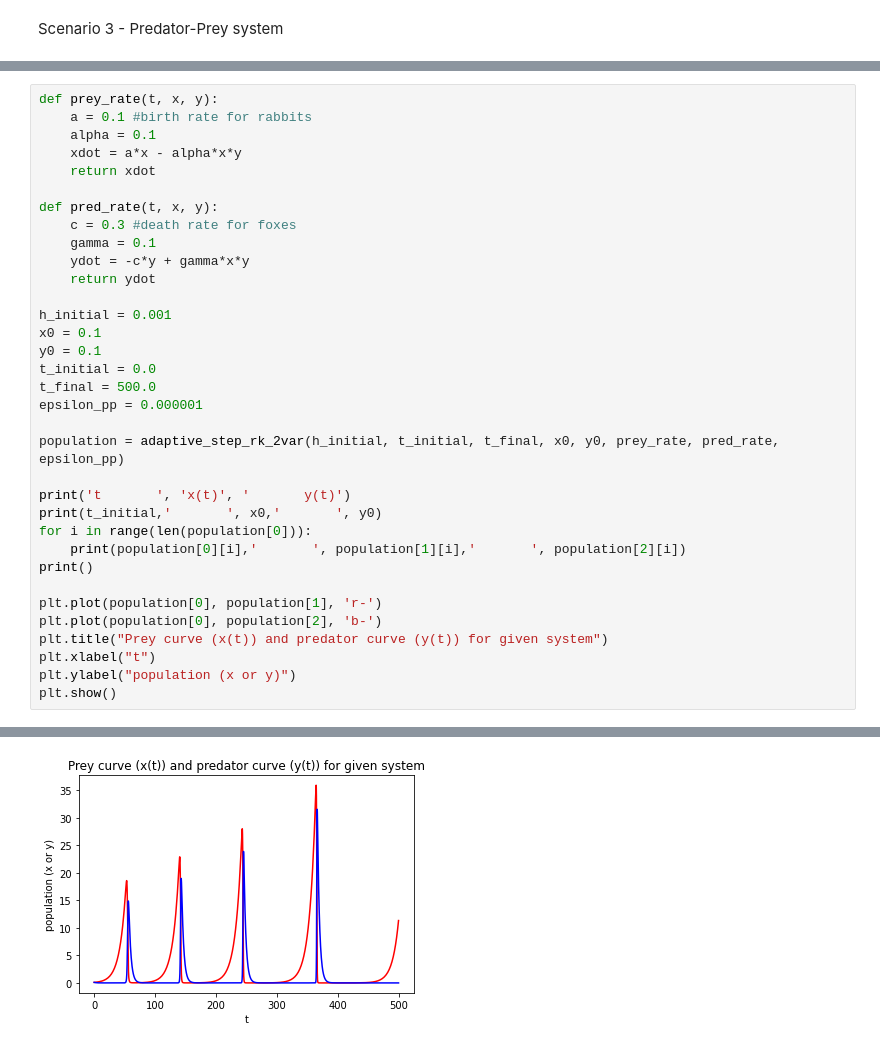
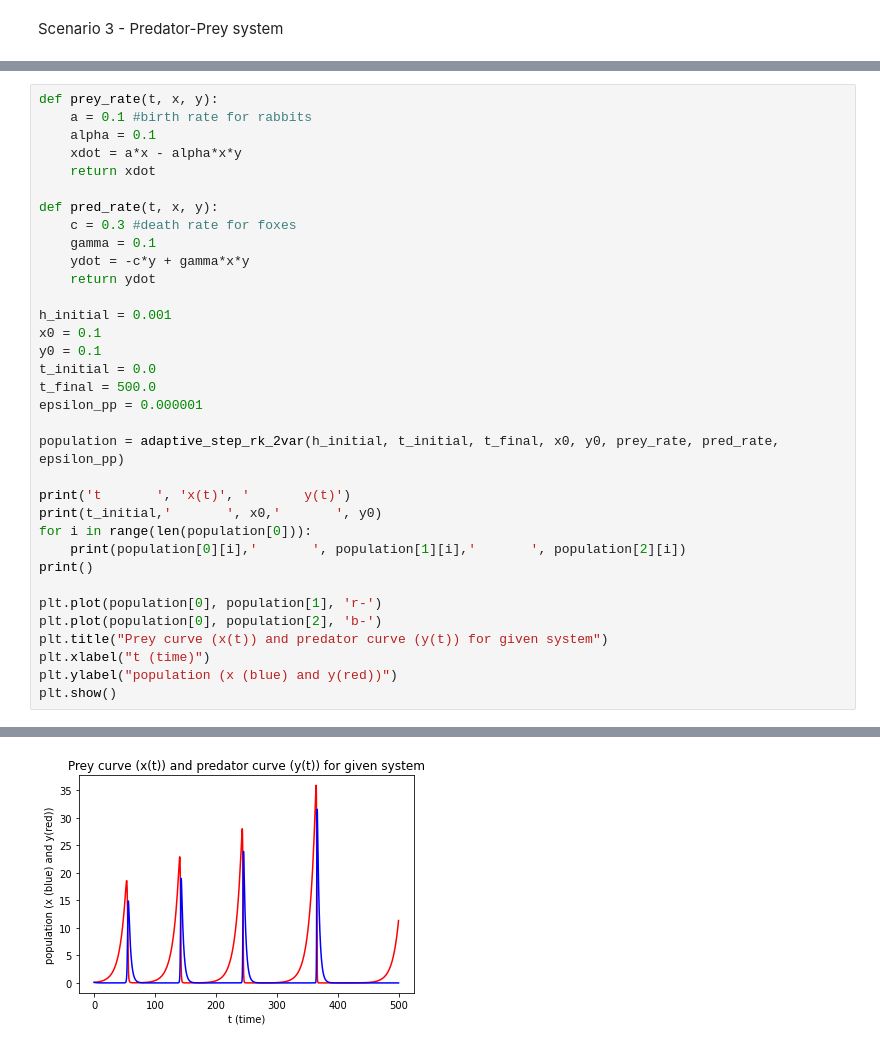
Before and after one commit to ratuldas6/P346_Project_Report, a Jupyter notebook: ASRK_execution.ipynb, the cells around one changed output, grey strips where cells are left out. Drawn from its saved outputs; the diff is of its cells as text.

```diff
--- a/ASRK_execution.ipynb
+++ b/ASRK_execution.ipynb
@@ -256,33 +256,33 @@ epsilon_pp = 0.000001
 population = adaptive_step_rk_2var(h_initial, t_initial, t_final, x0, y0, prey_rate, pred_rate, epsilon_pp)
 
 print('t       ', 'x(t)', '       y(t)')
 print(t_initial,'       ', x0,'       ', y0)
 for i in range(len(population[0])):
     print(population[0][i],'       ', population[1][i],'       ', population[2][i])
 print()
 
 plt.plot(population[0], population[1], 'r-')
 plt.plot(population[0], population[2], 'b-')
 plt.title("Prey curve (x(t)) and predator curve (y(t)) for given system")
-plt.xlabel("t")
-plt.ylabel("population (x or y)")
+plt.xlabel("t (time)")
+plt.ylabel("population (x (blue) and y(red))")
 plt.show()
 # %% [output]
 t        x(t)        y(t)
 0.0         0.1         0.1
 0.001         0.10000900040501216         0.09997100420459355
 0.0038460498941515417         0.10003462126605958         0.09988852698660083
 0.011946049894151543         0.10010758213170014         0.09965416699818615
 1.1450473095125777         0.11085951178890649         0.07174438164937731
 2.366984015418666         0.12417485834050765         0.05040353019353399
 3.6970082217058637         0.14089139995755018         0.03438251263665849
 5.154630554715155         0.16218537869964753         0.022663669100220538
 6.765749370640605         0.18984360026940478         0.014346388598569664
 8.56471324325448         0.22667476835428402         0.008652560146592386
 10.59856510022386         0.2773116337533998         0.004921437111459957
 ... (662 lines left out)
 495.07799883749146         6.93358519376574         -7.521652369685395e-12
 496.83540453667706         8.265727410894103         -1.5015659245538508e-11
 498.51200147416137         9.774505819563252         -3.630363037222903e-11
 500.0         11.342735205089689         -9.946749852370634e-11
-[figure, old version]
+[figure, new version]
```
Also changed, not shown: parts of 2 cells of this notebook.
